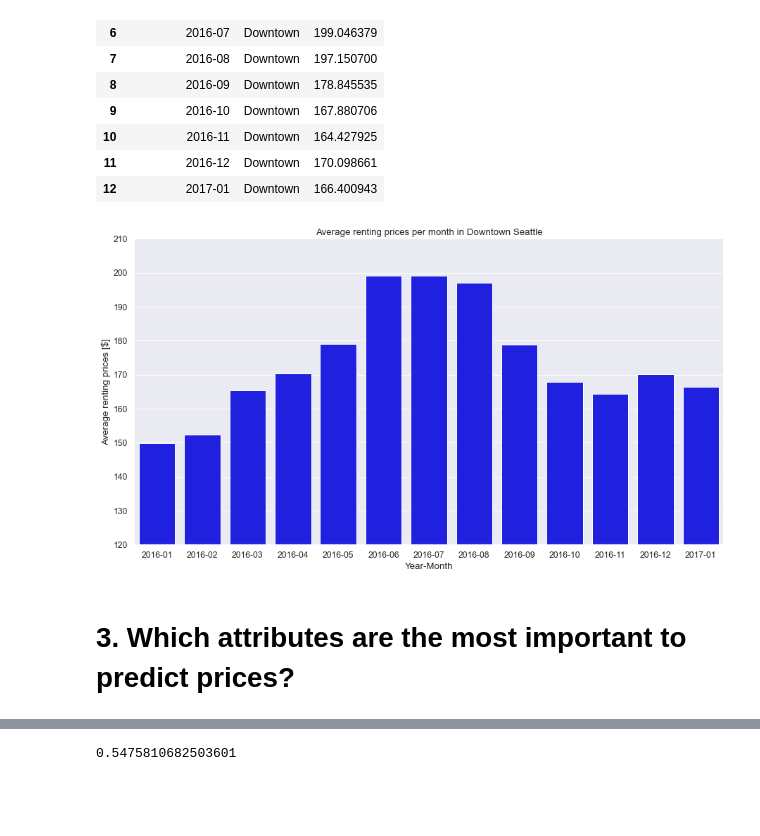
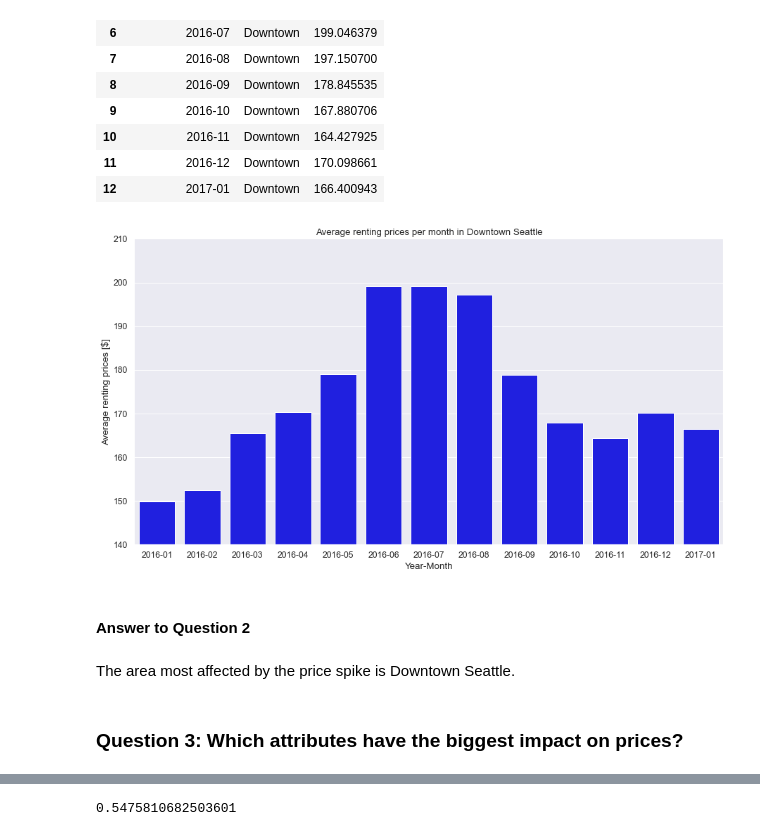
Before and after one commit to nikessl/Airbnb-Seattle-Data-Analysis, a Jupyter notebook: Data Analysis.ipynb, the cells around one changed output, grey strips where cells are left out. Saved outputs shown, nothing was run; the diff lists cells and outputs as text; code cells hidden in the pictures; blank space fills up the shorter version.

```diff
--- a/Data Analysis.ipynb
+++ b/Data Analysis.ipynb
@@ -209,0 +175,29 @@ plot.set(ylim = (1,1.17), title = "Seasonal effect on average prices", xlabel =
+# %%
+"""
+Wrangling and cleaning the Data for Question 1 and 2
+"""
+
+# Creating column that contents the year and the month
+calendar["date_year_month"] = calendar["date"].apply(lambda x: x[:-3])
+
+# Join price & neighborhood column to the calendar DataFrame
+calendar = pd.merge(left = calendar,
+                   right = listings[["id", "price", "neighbourhood_group_cleansed"]],
+                   left_on = "listing_id",
+                   right_on = "id",
+                   how = "left")
+
+# Fill the missing values for the price column in the Calendar DataFrame withthe prices from the listings DataFrame
+# that means, mising values for listings in the calendar will be filled with the general price for the apartment from the listings data set
+calendar["price_x"] = calendar["price_x"].fillna(calendar["price_y"])
+
+# Clean the price column
+calendar["price_x"] = calendar["price_x"].apply(lambda x: correction(x))
+
+# Rename columns and drop unneccessary ones that are not needed for further analysis
+calendar = calendar.rename(columns = {"price_x": "price", "neighbourhood_group_cleansed": "area"}).drop(labels = "price_y", axis = 1)
+
+# Change the name of "Other neighborhoods" into "Other areas" to be consistent
+calendar["area"] = calendar["area"].apply(lambda x: "Other areas" if x == "Other neighborhoods" else x)
+
+calendar.head()
@@ -229,10 +485,14 @@ Downtown
 # %%
 # Plot of average prices per month in Downtown Seattle
 plt.figure(figsize = (15,8))
 sns.set(font_scale = 1.11)
 plot = sns.barplot(x = Downtown["date_year_month"], y = Downtown["price"], color = "blue")
-plot.set(ylim = (120,210), title = "Average renting prices per month in Downtown Seattle", xlabel = "Year-Month", ylabel = "Average renting prices [$]");
+plot.set(ylim = (140,210), title = "Average renting prices per month in Downtown Seattle", xlabel = "Year-Month", ylabel = "Average renting prices [$]");
 # %% [output]
-[figure, old version]
+[figure, new version]
+# %% [markdown]
+#### Answer to Question 2
+# %% [markdown]
+The area most affected by the price spike is Downtown Seattle.
 # %% [markdown]
-# 3. Which attributes are the most important to predict prices?
+### Question 3: Which attributes have the biggest impact on prices?
```
Also changed, not shown: parts of 69 cells of this notebook.
